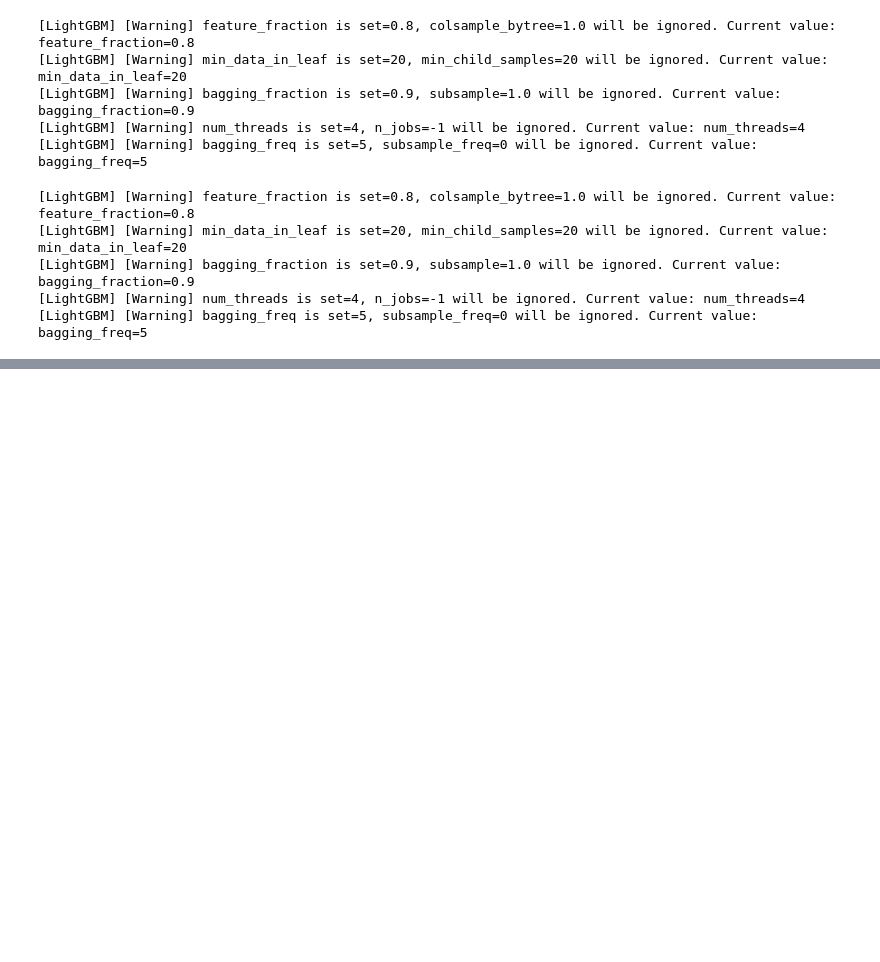
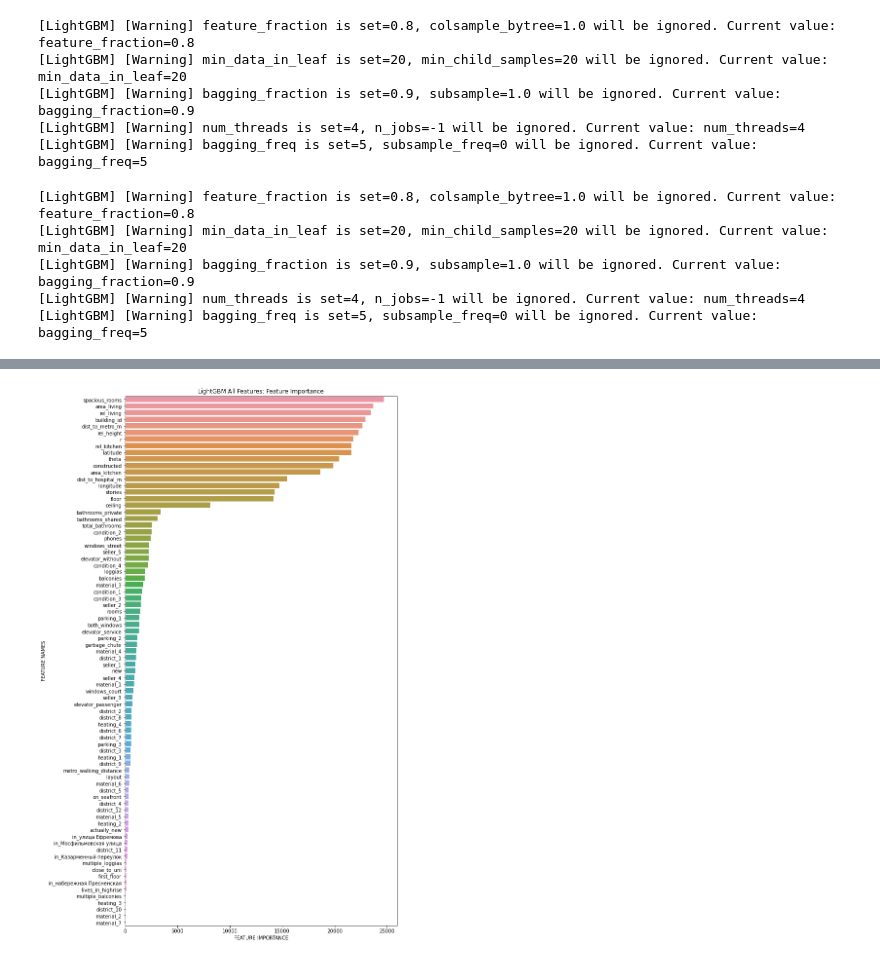
Before and after one commit to henrfj/TDT4173-ML, a Jupyter notebook: hasse-testsite/LightGBM.ipynb, the cells around one changed output, grey strips where cells are left out. Cells and saved outputs as stored; diff of their text form; code cells hidden in the pictures; blank space fills up the shorter version.

Commit message:
new submissions for bagging and lgbm

```diff
--- a/hasse-testsite/LightGBM.ipynb
+++ b/hasse-testsite/LightGBM.ipynb
@@ -1091,0 +1140,4 @@ predict_and_store(model_no_cv, test_labels.drop(['area_total'],axis=1), test, pa
+# %%
+droptable = ['street','address']
+train_labels.drop(droptable, inplace=True, axis=1)
+test_labels.drop(droptable, inplace=True, axis=1)
@@ -1091,0 +1165,3 @@ predict_and_store(model_no_cv, test_labels.drop(['area_total'],axis=1), test, pa
+# %%
+model_no_cv.fit(train_labels,np.log(train_targets))
+predict_and_store(model_no_cv, test_labels, test, path=".\submissions\LGBM7.0.csv", exponential=True)
@@ -1091,0 +1197,3 @@ predict_and_store(model_no_cv, test_labels.drop(['area_total'],axis=1), test, pa
+# %%
+model_no_cv.fit(train_labels.drop(['area_total'],axis=1),np.log(price_per_square_meter))
+predict_and_store(model_no_cv, test_labels.drop(['area_total'],axis=1), test, path=".\submissions\LGBM7.1.csv", exponential=True, price_per_sq = True, total_area_df = test['area_total'])
@@ -1091,0 +1208,5 @@ predict_and_store(model_no_cv, test_labels.drop(['area_total'],axis=1), test, pa
+# %%
+lgbm_importances = model_no_cv.feature_importances_
+plot_feature_importance(lgbm_importances, list(train_labels.drop(['area_total'],axis=1).columns), 'LightGBM All Features: ')
+# %% [output]
+[figure, added]
```
Also changed, not shown: parts of 17 cells of this notebook, 8 other files.
